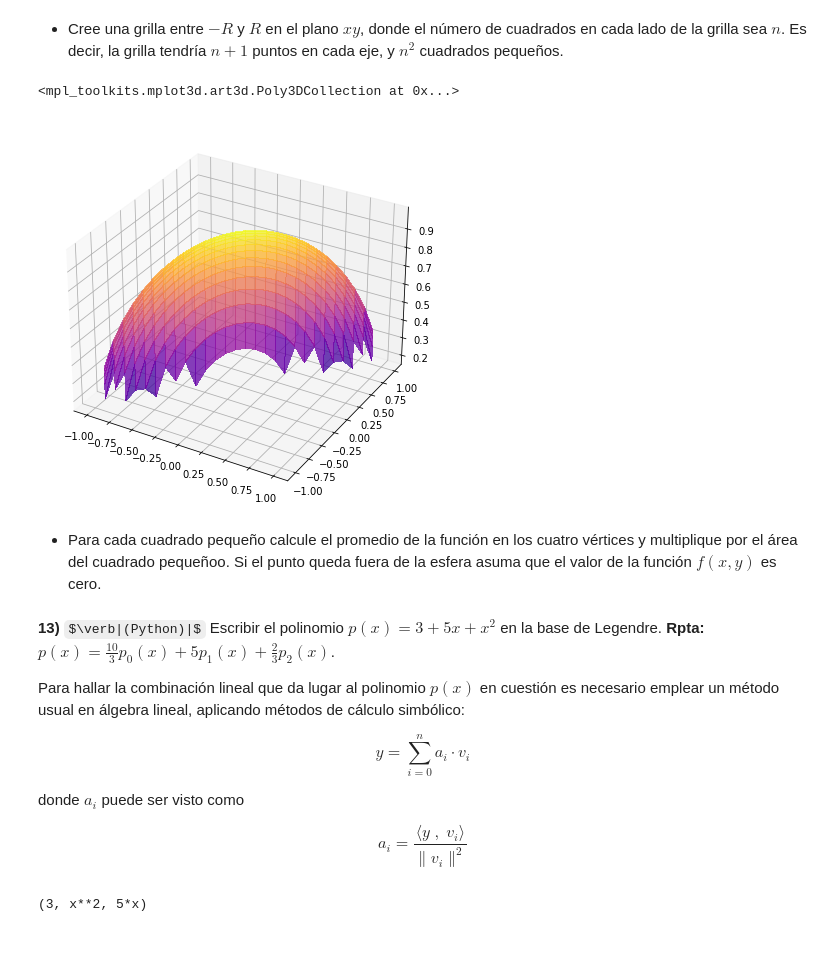
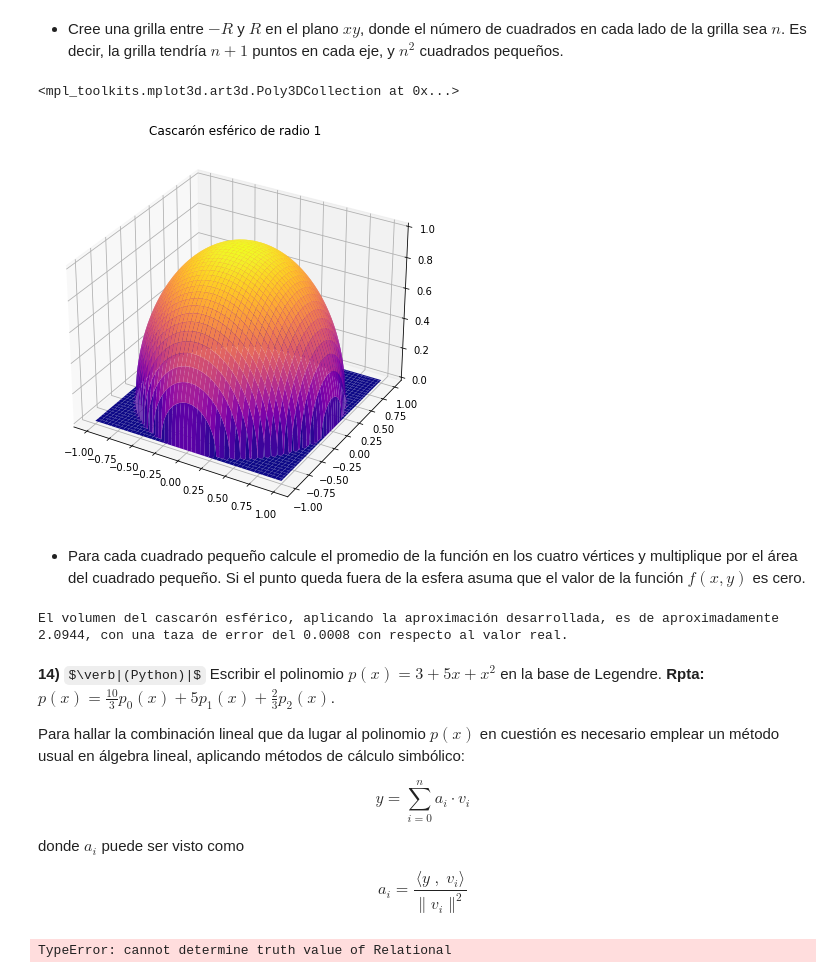
Before and after one commit to ThomasAnkhe/Metodos1_ClaudiaCuellar-ThomasAndrade, a Jupyter notebook: Segundo Taller/Métodos_Taller2.ipynb, the cells around one changed output. Drawn from its saved outputs; the diff is of its cells as text; code cells hidden in the pictures; some formulas as TeX source; blank space fills up the shorter version.

```diff
--- a/Segundo Taller/Métodos_Taller2.ipynb
+++ b/Segundo Taller/Métodos_Taller2.ipynb
@@ -297,40 +297,47 @@ $\displaystyle \left[\begin{matrix}-18.0 & 0.0 & 0.0 & 0.0 & 0.0 & 0.0\\-13.0 &
 **7)** **$\verb|(Python)|$** . Una forma de generalizar el método de integración del trapecio para una integral doble de una función $f(x, y)$ consiste en dividir el plano $xy$ en un grilla de cuadrados iguales y calcular el promedio del valor de la función de cada uno de los 4 vértices de cada cuadrado pequeño de la grilla. Calcule numéricamente el volumen de una semiesfera de radio $R = 1$ como sigue:
 # %% [markdown]
 * Cree una grilla entre $−R$ y $R$ en el plano $xy$, donde el número de cuadrados en cada lado de la grilla sea $n$. Es decir, la grilla tendría $n + 1$ puntos en cada eje, y $n^2$ cuadrados pequeños.
-# %%
-radius = 1
-n = 30
-
-x = np.linspace(-radius, radius, n)
-y = np.linspace(-radius, radius, n)
-
-def Semi_Sphere(x, y):
-    if x**2 + y**2 <= 1:
-        return np.sqrt(1 - ((x)**2 + (y)**2))
-    else:
-        return 0
-
-
-
-
-"""
-x, y = np.meshgrid(x_, y_)
-z_ = np.zeros_like(x_)
-z = np.sqrt(1 - (x**2 + y**2)) + z_
-"""
-
-fig = plt.figure(figsize = (7, 7))
-ax = plt.axes(projection = '3d')
-ax.plot_surface(x, y, z, cmap="plasma", linewidth=0, antialiased=False, alpha=0.5)
-# %% [output]
-<mpl_toolkits.mplot3d.art3d.Poly3DCollection at 0x...>
-[figure, removed]
+# %%
+n = 500
+x, h = np.linspace(-1, 1, n + 1, retstep = True )
+y = np.linspace(-1, 1, n + 1)
+
+def Semi_sphere(x, y, R = 1):
+    power_z = R - (x**2 + y**2)
+    if power_z < 0.:
+        return 0.
+    else:
+        return np.sqrt(power_z)
+
+Semi_sphere = np.vectorize(Semi_sphere)
+
+X, Y = np.meshgrid(x, y)
+Z = Semi_sphere(X, Y)
+
+fig = plt.figure(figsize = (7, 7))
+ax = fig.add_subplot(111, projection = '3d')
+ax.set_title('Cascarón esférico de radio 1')
+ax.plot_surface(X,Y,Z, cmap='plasma')
+# %% [output]
+<mpl_toolkits.mplot3d.art3d.Poly3DCollection at 0x...>
+[figure, added]
 # %% [markdown]
-* Para cada cuadrado pequeño calcule el promedio de la función en los cuatro vértices
-y multiplique por el área del cuadrado pequeñoo. Si el punto queda fuera de la esfera
-asuma que el valor de la función $f(x, y)$ es cero.
+* Para cada cuadrado pequeño calcule el promedio de la función en los cuatro vértices y multiplique por el área del cuadrado pequeño. Si el punto queda fuera de la esfera asuma que el valor de la función $f(x, y)$ es cero.
+# %%
+volume = 0
+
+for i in range(0, len(Z[:,0]) - 1):
+    for j in range(0, len(Z[:,0]) - 1):
+        average = (Z[i, j] + Z[i + 1, j] + Z[i, j + 1] + Z[i + 1, j + 1])
+        volume += 0.25 * average * h**2
+
+error = round(np.abs(volume - 2/3 * np.pi)/(2/3 * np.pi) * 100, 4)
+
+print("El volumen del cascarón esférico, aplicando la aproximación desarrollada, es de aproximadamente {}, con una taza de error del {} con respecto al valor real.".format(round(volume, 4), error))
+# %% [output]
+El volumen del cascarón esférico, aplicando la aproximación desarrollada, es de aproximadamente 2.0944, con una taza de error del 0.0008 con respecto al valor real.
 # %% [markdown]
-**13)** $\verb|(Python)|$ Escribir el polinomio $p(x) = 3 + 5x + x^{2}$ en la base de Legendre. **Rpta:** $p(x) = \frac{10}{3}p_{0}(x) + 5p_{1}(x) + \frac{2}{3}p_{2}(x)$.
+**14)** $\verb|(Python)|$ Escribir el polinomio $p(x) = 3 + 5x + x^{2}$ en la base de Legendre. **Rpta:** $p(x) = \frac{10}{3}p_{0}(x) + 5p_{1}(x) + \frac{2}{3}p_{2}(x)$.
 
 Para hallar la combinación lineal que da lugar al polinomio $p(x)$ en cuestión es necesario emplear un método usual en álgebra lineal, aplicando métodos de cálculo simbólico:
 
@@ -350,6 +357,7 @@ def InnerProduct(x, y):
     """
     """
 Laguerre_Base
-polynomia.args
+a = np.array(list(polynomia.args))
+a.sort()
 # %% [output]
-(3, x**2, 5*x)
+TypeError: cannot determine truth value of Relational
```
Also changed, not shown: parts of 7 cells of this notebook.
